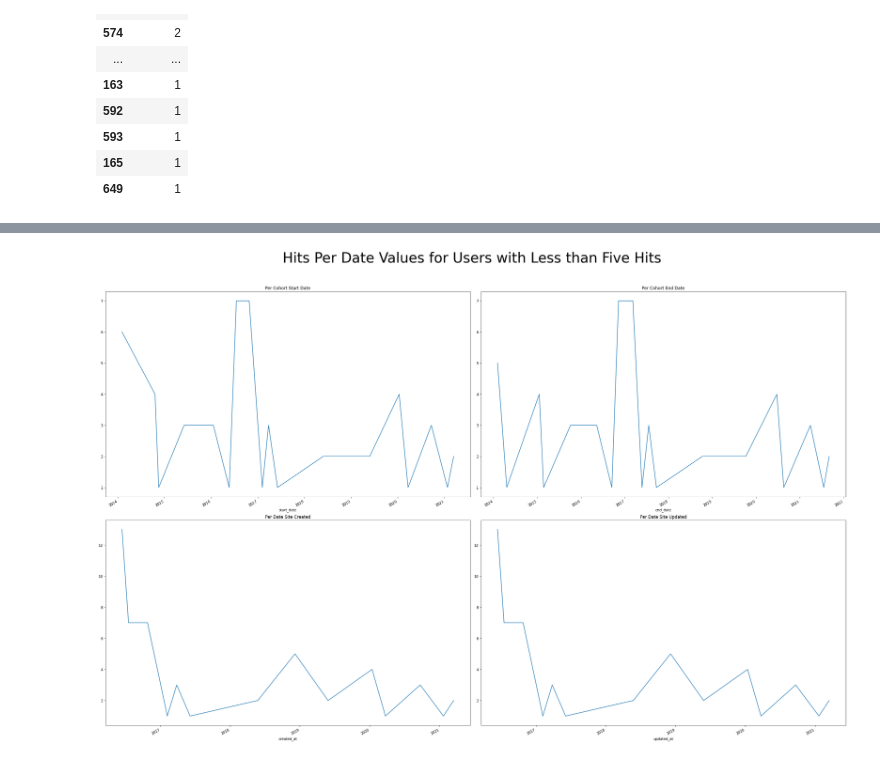
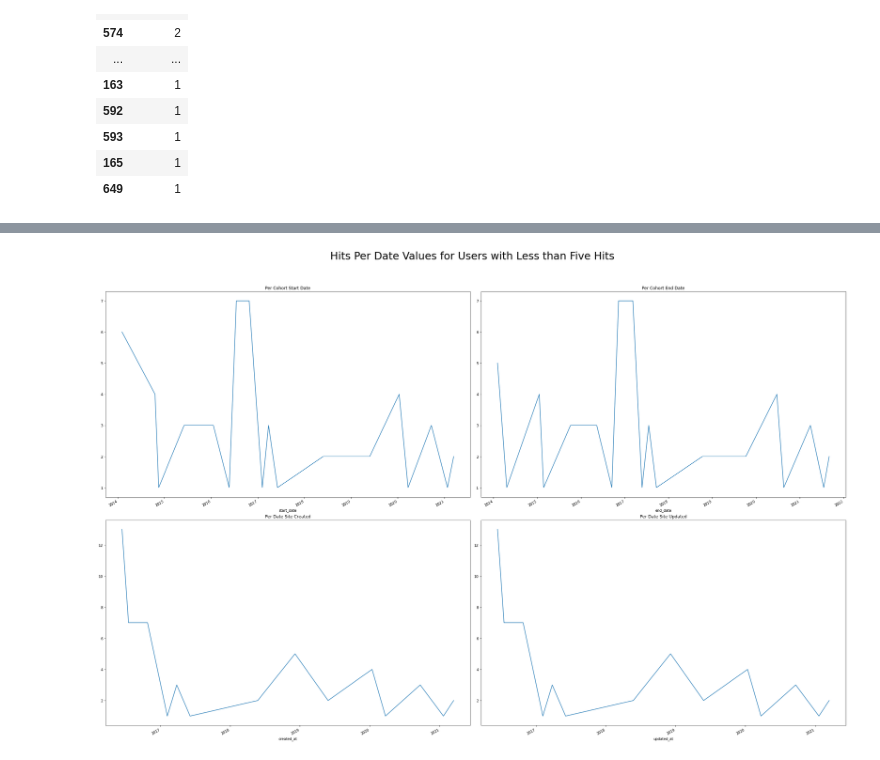
Before and after one commit to malachi-hale/anomaly-detection-project, a Jupyter notebook: Main_Notebook.ipynb, the cells around one changed output, grey strips where cells are left out. Cells and saved outputs as stored; diff of their text form; code cells hidden in the pictures.

```diff
--- a/Main_Notebook.ipynb
+++ b/Main_Notebook.ipynb
@@ -985,16 +985,16 @@ fig.subplots_adjust(top=0.9)
 # %%
 fig, axs = plt.subplots(ncols=2, nrows = 2, figsize = (30, 20))
-fig.suptitle('Hits Per Date Values for Users with Less than Five Hits', fontsize = 40)
+fig.suptitle('Hits Per Date Values for Users with Less than Five Hits', fontsize = 30)
 
 less_than_five_df.groupby('start_date').ip.count().plot(ax=axs[0, 0]).set(Title = "Per Cohort Start Date")
 
 less_than_five_df.groupby('end_date').ip.count().plot(ax=axs[0, 1]).set(Title = "Per Cohort End Date")
 
 less_than_five_df.groupby('created_at').ip.count().plot(ax=axs[1, 0]).set(Title = "Per Date Site Created")
 
 less_than_five_df.groupby('updated_at').ip.count().plot(ax=axs[1, 1]).set(Title = "Per Date Site Updated")
 
 fig.tight_layout()
 fig.subplots_adjust(top=0.9)
 # %% [output]
-[figure, old version]
+[figure, new version]
```
Also changed, not shown: parts of 11 cells of this notebook.
